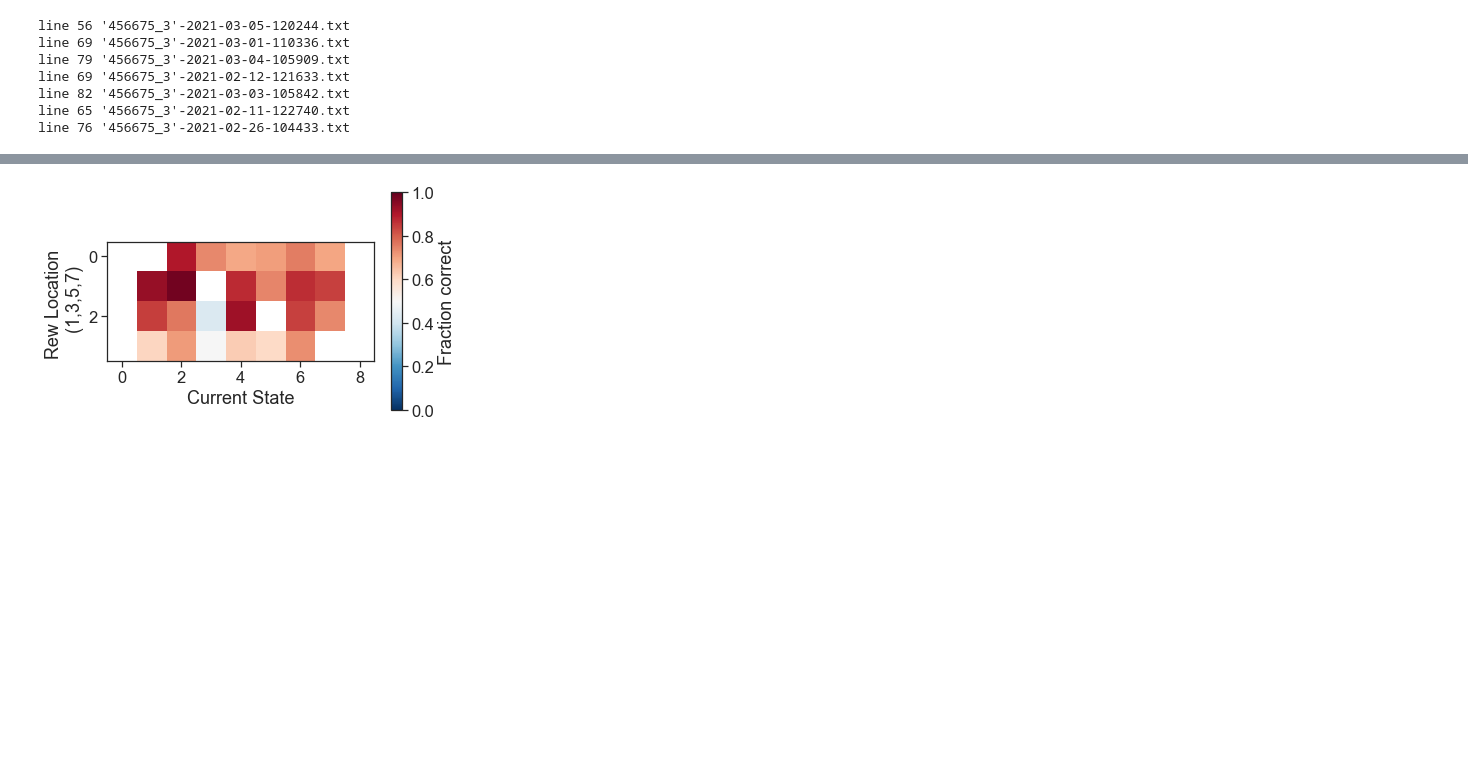
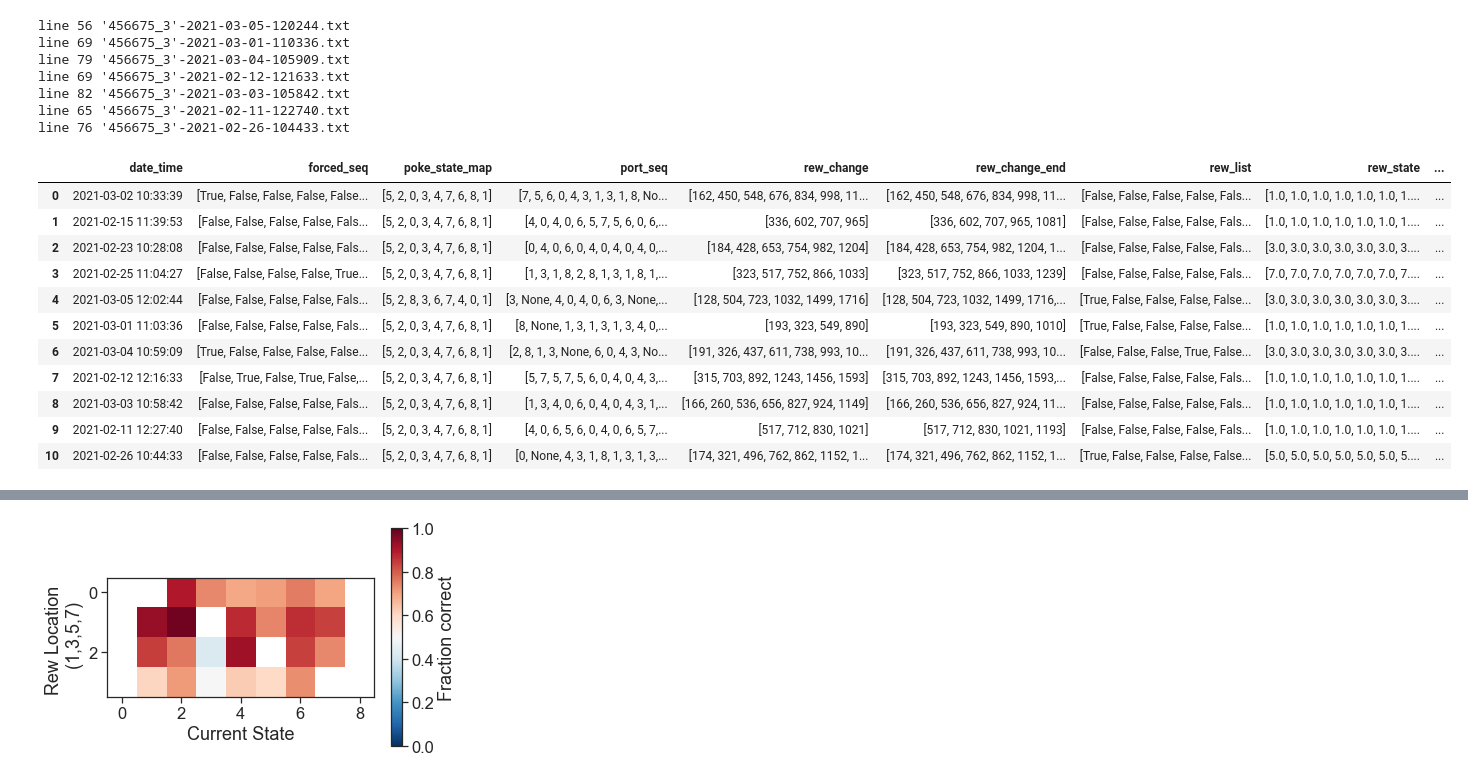
Before and after one commit to yves-weissenberger/line_loop, a Jupyter notebook: project_notebooks/line_loop/navi/analyse_line_loop_NAVI_dev_funcs.ipynb, the cells around one changed output, grey strips where cells are left out. Cells and saved outputs as stored; diff of their text form; code cells hidden in the pictures; blank space fills up the shorter version.

```diff
--- a/project_notebooks/line_loop/navi/analyse_line_loop_NAVI_dev_funcs.ipynb
+++ b/project_notebooks/line_loop/navi/analyse_line_loop_NAVI_dev_funcs.ipynb
@@ -76,25 +77,31 @@ def performance_arrays(state_seq,port_seq,rew_list,forced_seq):
         ind = np.where((np.array(state_seq)==min(state_seq))|(np.array(state_seq)==max(state_seq)))[0]
         score_list[ind]='Nan'
 
-    ##Arr for indices of reward changes
+    ##Arr for indices of reward changes (rew is in new loc after this index)
     rew_change = np.where(rew_state[:-1] != rew_state[1:])[0]
     #Ensure analysis of final section
     rew_change_end = np.append(rew_change, len(rew_list)-1) #could take out if final trial is not useful
+    #rew_change_end = rew_change
 
     ## Arr of perf with each successive trial
     # trial_perf
     rew_ind = np.where(rew_list)[0]
     trial_perf = [] #Arr w perf on each trial scored as above
+    trial_dec_count = [] #Arr w num decisions on each trial
     low1 = -1
     low2 = 0
-####FROM HERE####
+
     for rew_change_ind in rew_change_end:
+        #Create arrays for score + number of decisions for each trial
         for trial_ind in np.where((rew_ind>low1) & (rew_ind<=rew_change_ind))[0]:
             upp = int(rew_ind[trial_ind])
-            y = np.nanmean(score_list[low2:upp])
+            score = np.nanmean(score_list[low2:upp])
+            count = np.sum(~np.isnan(score_list[low2:upp]))
             low2 = int(rew_ind[trial_ind])
-            trial_perf.append(y)
+            trial_perf.append(score)
+            trial_dec_count.append(count)
         low1 = rew_change_ind
+
 
     ##Create arr for trial# where rew change
     # trial_rew_change_end
@@ -103,9 +110,8 @@ def performance_arrays(state_seq,port_seq,rew_list,forced_seq):
         y = np.where(np.where(rew_list)[0]==rew_change_end[rew_change_step])[0]
         trial_rew_change_end[rew_change_step] = y
 
-
     return state_seq,rew_list,port_seq,forced_seq,rew_state,score_list,\
-rew_change,rew_change_end,trial_perf,trial_rew_change_end
+    rew_change,rew_change_end,trial_perf,trial_rew_change_end,trial_dec_count
 
 
 def get_poke_to_state_map(lines):
@@ -153,7 +159,7 @@ for file in files:
         state_seq,rew_list,port_seq,forced_seq = extract_navi_dat(lines)
 
         state_seq,rew_list,port_seq,forced_seq,rew_state,score_list,\
-            rew_change,rew_change_end,trial_perf,trial_rew_change_end \
+            rew_change,rew_change_end,trial_perf,trial_rew_change_end,trial_dec_count\
             = performance_arrays(state_seq,port_seq,rew_list,forced_seq)
 
         poke_state_map = get_poke_to_state_map(lines)
@@ -163,7 +169,7 @@ for file in files:
                 'forced_seq':forced_seq,'rew_state':rew_state,'score_list':score_list,\
                 'rew_change':rew_change,'rew_change_end':rew_change_end,\
                 'trial_perf':trial_perf,'trial_rew_change_end':trial_rew_change_end,\
-                'poke_state_map':poke_state_map}
+                'poke_state_map':poke_state_map,'trial_dec_count':trial_dec_count}
 
         DF = DF.append(file_dict, ignore_index = True)
 
@@ -213,0 +227,15 @@ score_matrix = np.sum(score_matrix, axis = 0)/np.sum(count_matrix, axis = 0)
+# %%
+DF
+# %% [output]
+|  | date_time | forced_seq | poke_state_map | port_seq | rew_change | rew_change_end | rew_list | rew_state | ... |
+| 0 | 2021-03-02 10:33:39 | [True, False, False, False, False... | [5, 2, 0, 3, 4, 7, 6, 8, 1] | [7, 5, 6, 0, 4, 3, 1, 3, 1, 8, No... | [162, 450, 548, 676, 834, 998, 11... | [162, 450, 548, 676, 834, 998, 11... | [False, False, False, False, Fals... | [1.0, 1.0, 1.0, 1.0, 1.0, 1.0, 1.... | ... |
+| 1 | 2021-02-15 11:39:53 | [False, False, False, False, Fals... | [5, 2, 0, 3, 4, 7, 6, 8, 1] | [4, 0, 4, 0, 6, 5, 7, 5, 6, 0, 6,... | [336, 602, 707, 965] | [336, 602, 707, 965, 1081] | [False, False, False, False, Fals... | [1.0, 1.0, 1.0, 1.0, 1.0, 1.0, 1.... | ... |
+| 2 | 2021-02-23 10:28:08 | [False, False, False, False, Fals... | [5, 2, 0, 3, 4, 7, 6, 8, 1] | [0, 4, 0, 6, 0, 4, 0, 4, 0, 4, 0,... | [184, 428, 653, 754, 982, 1204] | [184, 428, 653, 754, 982, 1204, 1... | [False, False, False, False, Fals... | [3.0, 3.0, 3.0, 3.0, 3.0, 3.0, 3.... | ... |
+| 3 | 2021-02-25 11:04:27 | [False, False, False, False, True... | [5, 2, 0, 3, 4, 7, 6, 8, 1] | [1, 3, 1, 8, 2, 8, 1, 3, 1, 8, 1,... | [323, 517, 752, 866, 1033] | [323, 517, 752, 866, 1033, 1239] | [False, False, False, False, Fals... | [7.0, 7.0, 7.0, 7.0, 7.0, 7.0, 7.... | ... |
+| 4 | 2021-03-05 12:02:44 | [False, False, False, False, Fals... | [5, 2, 8, 3, 6, 7, 4, 0, 1] | [3, None, 4, 0, 4, 0, 6, 3, None,... | [128, 504, 723, 1032, 1499, 1716] | [128, 504, 723, 1032, 1499, 1716,... | [True, False, False, False, False... | [3.0, 3.0, 3.0, 3.0, 3.0, 3.0, 3.... | ... |
+| 5 | 2021-03-01 11:03:36 | [False, False, False, False, Fals... | [5, 2, 0, 3, 4, 7, 6, 8, 1] | [8, None, 1, 3, 1, 3, 1, 3, 4, 0,... | [193, 323, 549, 890] | [193, 323, 549, 890, 1010] | [True, False, False, False, False... | [1.0, 1.0, 1.0, 1.0, 1.0, 1.0, 1.... | ... |
+| 6 | 2021-03-04 10:59:09 | [True, False, False, False, False... | [5, 2, 0, 3, 4, 7, 6, 8, 1] | [2, 8, 1, 3, None, 6, 0, 4, 3, No... | [191, 326, 437, 611, 738, 993, 10... | [191, 326, 437, 611, 738, 993, 10... | [False, False, False, True, False... | [3.0, 3.0, 3.0, 3.0, 3.0, 3.0, 3.... | ... |
+| 7 | 2021-02-12 12:16:33 | [False, True, False, True, False,... | [5, 2, 0, 3, 4, 7, 6, 8, 1] | [5, 7, 5, 7, 5, 6, 0, 4, 0, 4, 3,... | [315, 703, 892, 1243, 1456, 1593] | [315, 703, 892, 1243, 1456, 1593,... | [False, False, False, False, Fals... | [1.0, 1.0, 1.0, 1.0, 1.0, 1.0, 1.... | ... |
+| 8 | 2021-03-03 10:58:42 | [False, False, False, False, Fals... | [5, 2, 0, 3, 4, 7, 6, 8, 1] | [1, 3, 4, 0, 6, 0, 4, 0, 4, 3, 1,... | [166, 260, 536, 656, 827, 924, 1149] | [166, 260, 536, 656, 827, 924, 11... | [False, False, False, False, Fals... | [1.0, 1.0, 1.0, 1.0, 1.0, 1.0, 1.... | ... |
+| 9 | 2021-02-11 12:27:40 | [False, False, False, False, Fals... | [5, 2, 0, 3, 4, 7, 6, 8, 1] | [4, 0, 6, 5, 6, 0, 4, 0, 6, 5, 7,... | [517, 712, 830, 1021] | [517, 712, 830, 1021, 1193] | [False, False, False, False, Fals... | [1.0, 1.0, 1.0, 1.0, 1.0, 1.0, 1.... | ... |
+| 10 | 2021-02-26 10:44:33 | [False, False, False, False, Fals... | [5, 2, 0, 3, 4, 7, 6, 8, 1] | [0, None, 4, 3, 1, 8, 1, 3, 1, 3,... | [174, 321, 496, 762, 862, 1152, 1... | [174, 321, 496, 762, 862, 1152, 1... | [True, False, False, False, False... | [5.0, 5.0, 5.0, 5.0, 5.0, 5.0, 5.... | ... |
```
Also changed, not shown: parts of 15 cells of this notebook.
